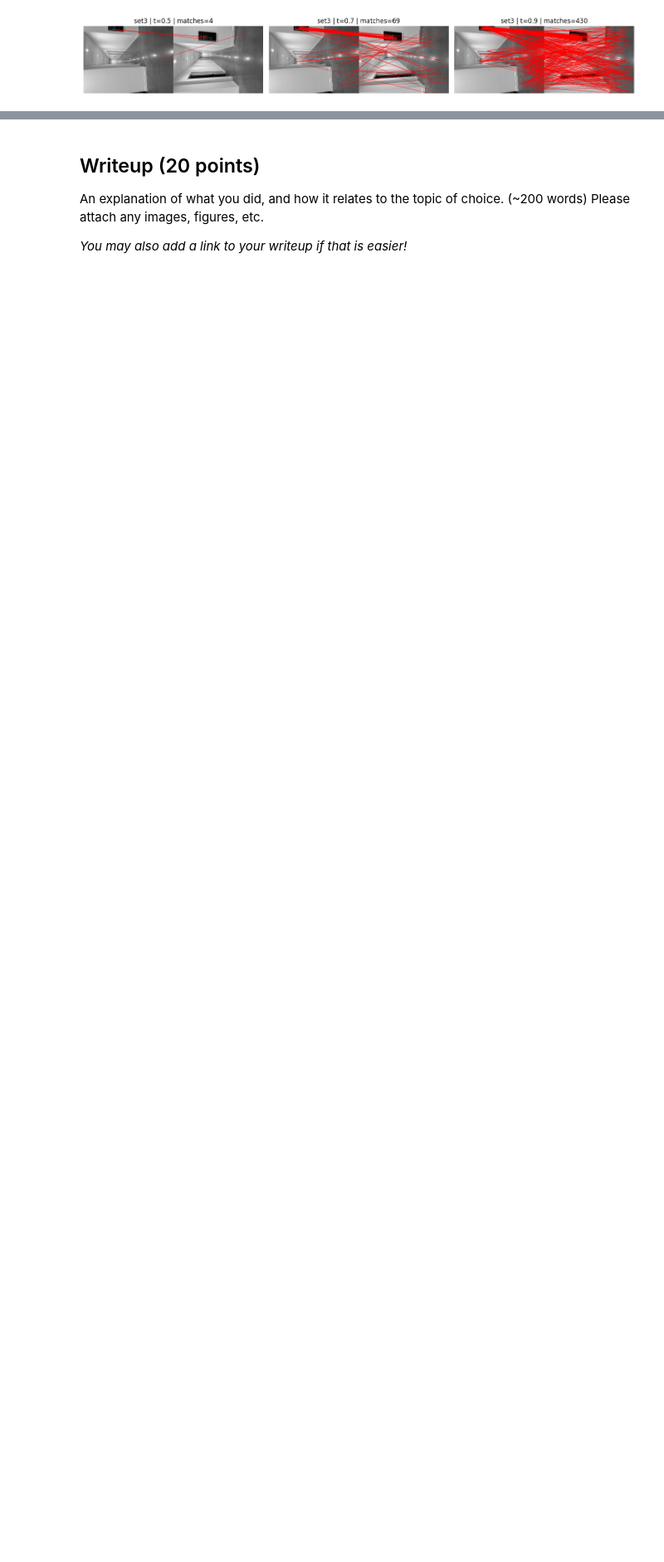
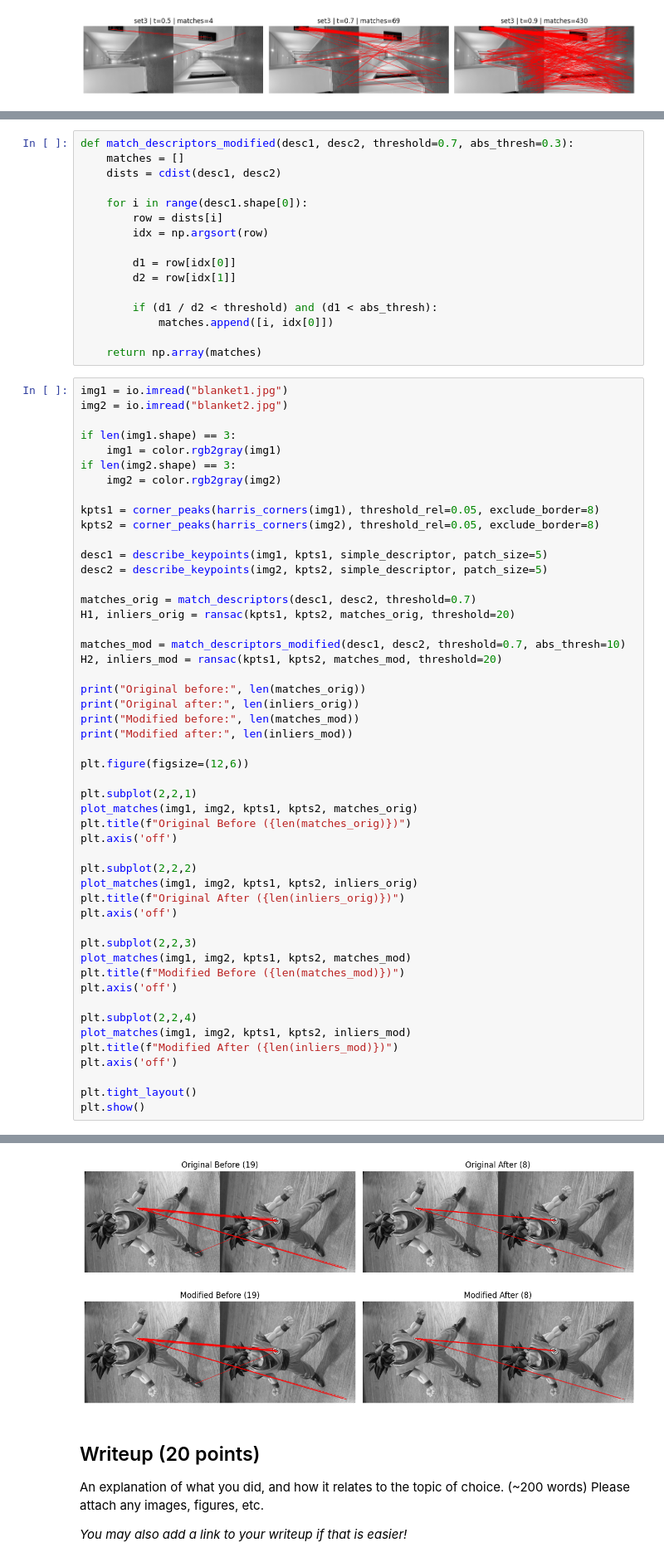
Before and after one commit to aarav06-bit/CS131_release, a Jupyter notebook: spring_2026/project2_release/option_B/project2b_exploration.ipynb, the cells around one changed output, grey strips where cells are left out. Shown at 83% size. Drawn from its saved outputs; the diff is of its cells as text; blank space fills up the shorter version.

```diff
--- a/spring_2026/project2_release/option_B/project2b_exploration.ipynb
+++ b/spring_2026/project2_release/option_B/project2b_exploration.ipynb
@@ -283,0 +385,67 @@ for i, (p1, p2) in enumerate(image_sets):
+# %%
+def match_descriptors_modified(desc1, desc2, threshold=0.7, abs_thresh=0.3):
+    matches = []
+    dists = cdist(desc1, desc2)
+
+    for i in range(desc1.shape[0]):
+        row = dists[i]
+        idx = np.argsort(row)
+
+        d1 = row[idx[0]]
+        d2 = row[idx[1]]
+
+        if (d1 / d2 < threshold) and (d1 < abs_thresh):
+            matches.append([i, idx[0]])
+
+    return np.array(matches)
+# %%
+img1 = io.imread("blanket1.jpg")
+img2 = io.imread("blanket2.jpg")
+
+if len(img1.shape) == 3:
+    img1 = color.rgb2gray(img1)
+if len(img2.shape) == 3:
+    img2 = color.rgb2gray(img2)
+
+kpts1 = corner_peaks(harris_corners(img1), threshold_rel=0.05, exclude_border=8)
+kpts2 = corner_peaks(harris_corners(img2), threshold_rel=0.05, exclude_border=8)
+
+desc1 = describe_keypoints(img1, kpts1, simple_descriptor, patch_size=5)
+desc2 = describe_keypoints(img2, kpts2, simple_descriptor, patch_size=5)
+
+matches_orig = match_descriptors(desc1, desc2, threshold=0.7)
+H1, inliers_orig = ransac(kpts1, kpts2, matches_orig, threshold=20)
+
+matches_mod = match_descriptors_modified(desc1, desc2, threshold=0.7, abs_thresh=10)
+H2, inliers_mod = ransac(kpts1, kpts2, matches_mod, threshold=20)
+
+print("Original before:", len(matches_orig))
+print("Original after:", len(inliers_orig))
+print("Modified before:", len(matches_mod))
+print("Modified after:", len(inliers_mod))
+
+plt.figure(figsize=(12,6))
+
+plt.subplot(2,2,1)
+plot_matches(img1, img2, kpts1, kpts2, matches_orig)
+plt.title(f"Original Before ({len(matches_orig)})")
+plt.axis('off')
+
+plt.subplot(2,2,2)
+plot_matches(img1, img2, kpts1, kpts2, inliers_orig)
+plt.title(f"Original After ({len(inliers_orig)})")
+plt.axis('off')
+
+plt.subplot(2,2,3)
+plot_matches(img1, img2, kpts1, kpts2, matches_mod)
+plt.title(f"Modified Before ({len(matches_mod)})")
+plt.axis('off')
+
+plt.subplot(2,2,4)
+plot_matches(img1, img2, kpts1, kpts2, inliers_mod)
+plt.title(f"Modified After ({len(inliers_mod)})")
+plt.axis('off')
+
+plt.tight_layout()
+plt.show()
+# %% [output]
@@ -284,3 +456,4 @@ for i, (p1, p2) in enumerate(image_sets):
+[figure, added]
 # %% [markdown]
 ## Writeup (20 points)
 
```
Also changed, not shown: parts of 5 cells of this notebook.
